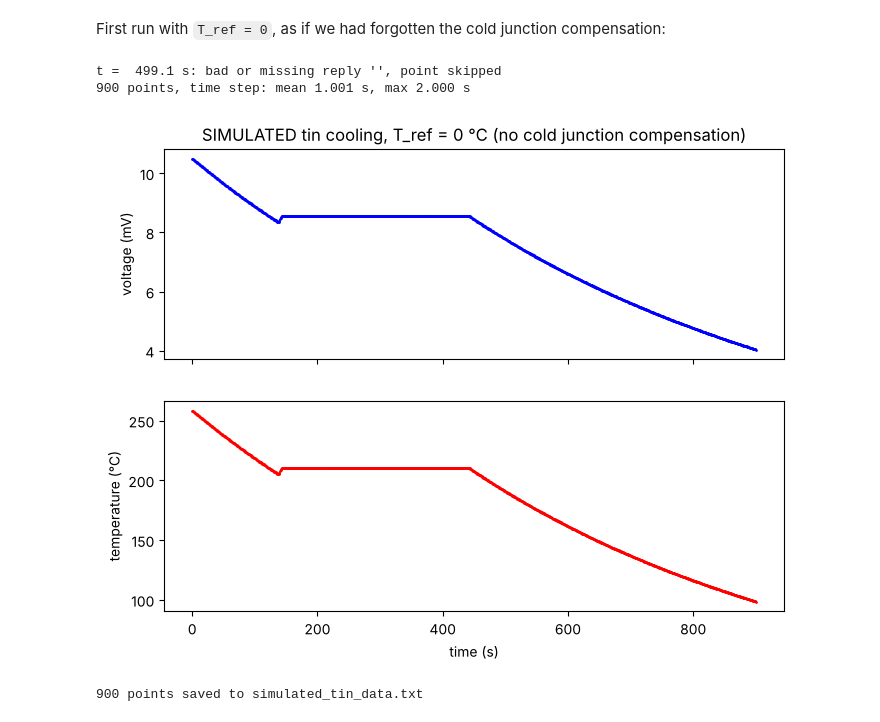
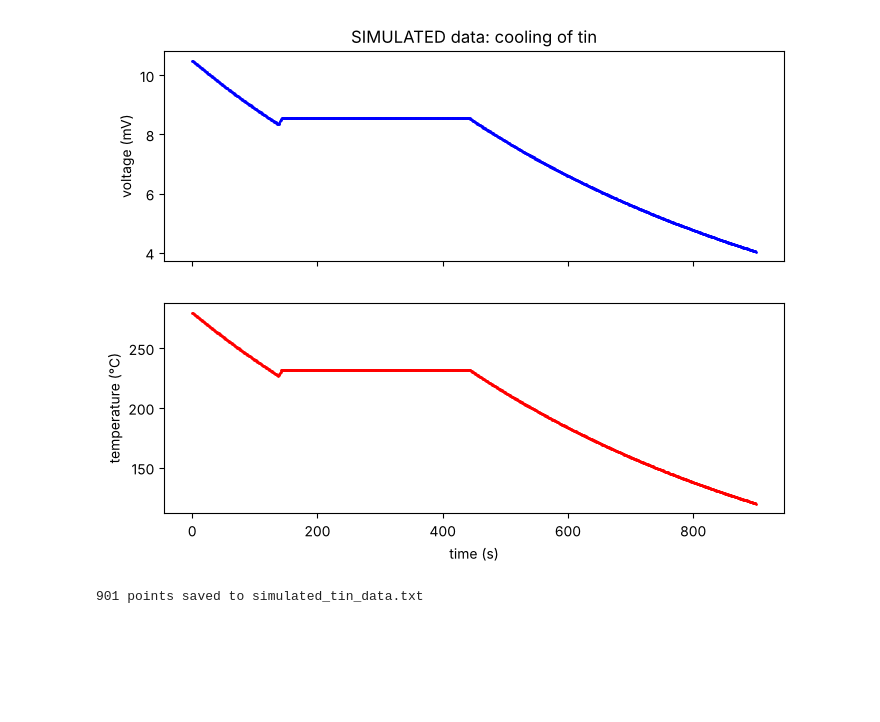
Before and after one commit to basselfads23/python-course, a Jupyter notebook: 3_thermocouple_acquisition.ipynb, the cells around one changed output. Saved outputs shown, nothing was run; the diff lists cells and outputs as text; code cells hidden in the pictures; blank space fills up the shorter version.

```diff
--- a/3_thermocouple_acquisition.ipynb
+++ b/3_thermocouple_acquisition.ipynb
@@ -48,5 +21,5 @@ Coefficients from the NIST ITS-90 tables (https://aviatechno.net/thermo/table_it
 # %%
-# voltage (mV) -> temperature (°C), coefficients d0..dn of each range
+# voltage (mV) -> temperature (°C), coefficients d0..dn
 d_neg  = [0, 2.5173462E+1, -1.1662878E+0, -1.0833638E+0, -8.9773540E-1,
           -3.7342377E-1, -8.6632643E-2, -1.0450598E-2, -5.1920577E-4]                   # -5.891 to 0 mV
 d_mid  = [0, 2.508355E+1, 7.860106E-2, -2.503131E-1, 8.315270E-2,
@@ -61,14 +34,12 @@ c_pos = [-1.76004136860E-2, 3.89212049750E-2, 1.85587700320E-5, -9.94575928740E-
 a0, a1, a2 = 1.185976E-1, -1.183432E-4, 1.269686E+2
 
 def temp_to_mV(T):
-    # np.polyval wants the highest power first, hence [::-1]
     return np.polyval(c_pos[::-1], T) + a0*np.exp(a1*(T - a2)**2)
 
 def volt_to_temp(V, T_ref=0.0):
-    # V: measured voltage in volts, T_ref: temperature of the reference junction in °C
-    x = V*1000 + temp_to_mV(T_ref)   # mV, cold junction compensation
+    x = V*1000 + temp_to_mV(T_ref)   # mV
     if x < -5.891 or x > 54.886:
-        return np.nan                 # outside the range of the polynomials
+        return np.nan
     if x < 0:
         d = d_neg
     elif x <= 20.644:
@@ -76,3 +47,7 @@ def volt_to_temp(V, T_ref=0.0):
     else:
         d = d_high
     return float(np.polyval(d[::-1], x))
+
+# check with the reference table: 100 °C = 4.096 mV, 500 °C = 20.644 mV, 1000 °C = 41.276 mV
+for T in [100, 500, 1000]:
+    print(f"{T} °C -> {temp_to_mV(T):.3f} mV -> {volt_to_temp(temp_to_mV(T)/1000):.2f} °C")
@@ -81,12 +57,0 @@ Check against the reference table (`Type-K-Thermocouple-Reference-Table.pdf`), a
-# %%
-for T in [0, 100, 231.93, 500, 1000]:
-    print(f"{T:8.2f} °C  ->  {temp_to_mV(T):7.3f} mV  ->  {volt_to_temp(temp_to_mV(T)/1000):8.2f} °C")
-# table values: 100 °C = 4.096 mV, 500 °C = 20.644 mV, 1000 °C = 41.276 mV
-
-T_test = np.linspace(0, 1300, 2601)
-err = [volt_to_temp(temp_to_mV(T)/1000) - T for T in T_test]
-print("max round-trip error between 0 and 1300 °C: %.3f °C" % np.max(np.abs(err)))
-
-# cold junction: 9.000 mV measured with the terminals at 22 °C
-print("9.000 mV, reference at 0 °C : %.2f °C" % volt_to_temp(9.000e-3, 0))
-print("9.000 mV, reference at 22 °C: %.2f °C" % volt_to_temp(9.000e-3, 22))
@@ -202,53 +135,44 @@ class VirtualClock:
     def sleep(self, s):
         self.now += s
 
 T_m, T_room = 231.93, 22.0
 
 def tin_model(t, T0=280.0, tau=600.0, undercool=5.0, plateau=300.0):
-    t1 = tau*np.log((T0 - T_room)/(T_m - undercool - T_room))   # end of supercooling
-    t2 = t1 + 5.0                                                # end of recalescence
-    t3 = t2 + plateau                                            # end of solidification
+    t1 = tau*np.log((T0 - T_room)/(T_m - undercool - T_room))
+    t2 = t1 + 5.0
+    t3 = t2 + plateau
     if t < t1:
         return T_room + (T0 - T_room)*np.exp(-t/tau)
     if t < t2:
         return T_m - undercool + undercool*(t - t1)/(t2 - t1)
     if t < t3:
         return T_m
     return T_room + (T_m - T_room)*np.exp(-(t - t3)/tau)
 
 class FakeKeithley:
     def __init__(self, clock, noise=1.5e-6, seed=1):
         self.clock = clock
         self.rng = np.random.default_rng(seed)
         self.noise = noise
         self.reply = b""
-        self.n_reads = 0
     def write(self, cmd):
         if cmd.startswith(b":READ?"):
-            self.clock.sleep(0.1)                  # NPLC 5 = 100 ms of integration
-            self.n_reads += 1
+            self.clock.sleep(0.1)
             T = tin_model(self.clock.time())
             V = (temp_to_mV(T) - temp_to_mV(T_room))/1000 + self.rng.normal(0, self.noise)
-            self.reply = b"" if self.n_reads == 500 else f"{V:+.8E}\r\n".encode()
+            self.reply = f"{V:+.8E}\r\n".encode()
         return len(cmd)
     def readline(self):
         r, self.reply = self.reply, b""
         return r
     def reset_input_buffer(self):
         self.reply = b""
+
+clock = VirtualClock()
+t_sim, V_sim, T_sim = acquire(FakeKeithley(clock), duration=900, dt=1.0, T_ref=T_room, live=False,
+                              clock=clock.time, wait=clock.sleep)
+plot_data(t_sim, V_sim, T_sim, "SIMULATED data: cooling of tin")
+save_data("simulated_tin_data.txt", t_sim, V_sim, T_sim)
+# %% [output]
+[figure, added]
+901 points saved to simulated_tin_data.txt
-# %% [markdown]
-First run with `T_ref = 0`, as if we had forgotten the cold junction compensation:
-# %%
-clock = VirtualClock()
-fake = FakeKeithley(clock)
-t_sim, V_sim, T_sim = acquire(fake, duration=900, dt=1.0, T_ref=0.0, live=False,
-                              clock=clock.time, wait=clock.sleep)
-
-print(len(t_sim), "points, time step: mean %.3f s, max %.3f s" % (np.mean(np.diff(t_sim)), np.max(np.diff(t_sim))))
-plot_data(t_sim, V_sim, T_sim, "SIMULATED tin cooling, T_ref = 0 °C (no cold junction compensation)")
-save_data("simulated_tin_data.txt", t_sim, V_sim, T_sim)
-# %% [output]
-t =  499.1 s: bad or missing reply '', point skipped
-900 points, time step: mean 1.001 s, max 2.000 s
-[figure, removed]
-900 points saved to simulated_tin_data.txt
```
Also changed, not shown: parts of 23 cells of this notebook, 4 other files.
